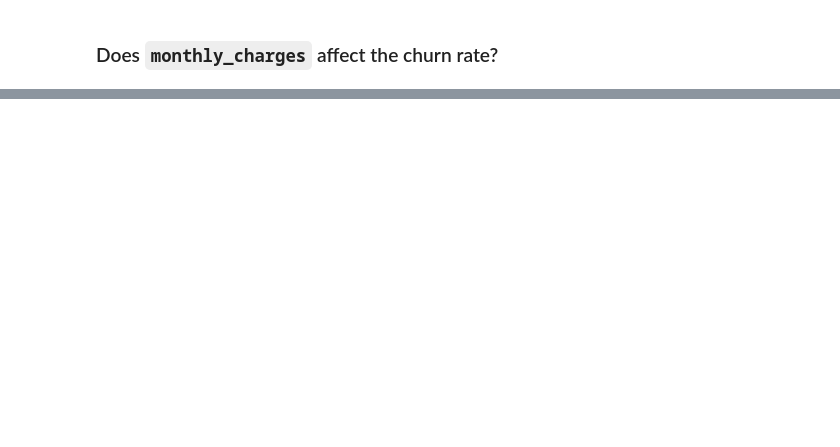
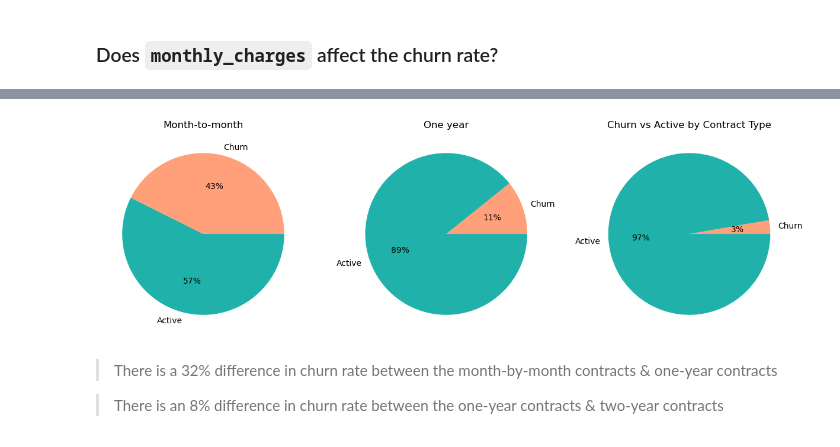
Before and after one commit to rabeka-branham/classification_project, a Jupyter notebook: scratch_pad.ipynb, the cells around one changed output, grey strips where cells are left out. Cells and saved outputs as stored; diff of their text form; code cells hidden in the pictures; blank space fills up the shorter version.

```diff
--- a/scratch_pad.ipynb
+++ b/scratch_pad.ipynb
@@ -134,0 +183,8 @@ bar_tenure(train)
+# %%
+e.pie_churn_by_contract_type(train)
+# %% [output]
+[figure, added]
+# %% [markdown]
+> There is a 32% difference in churn rate between the month-by-month contracts & one-year contracts
+
+> There is an 8% difference in churn rate between the one-year contracts & two-year contracts
```
Also changed, not shown: parts of 48 cells of this notebook, 3 other files.
